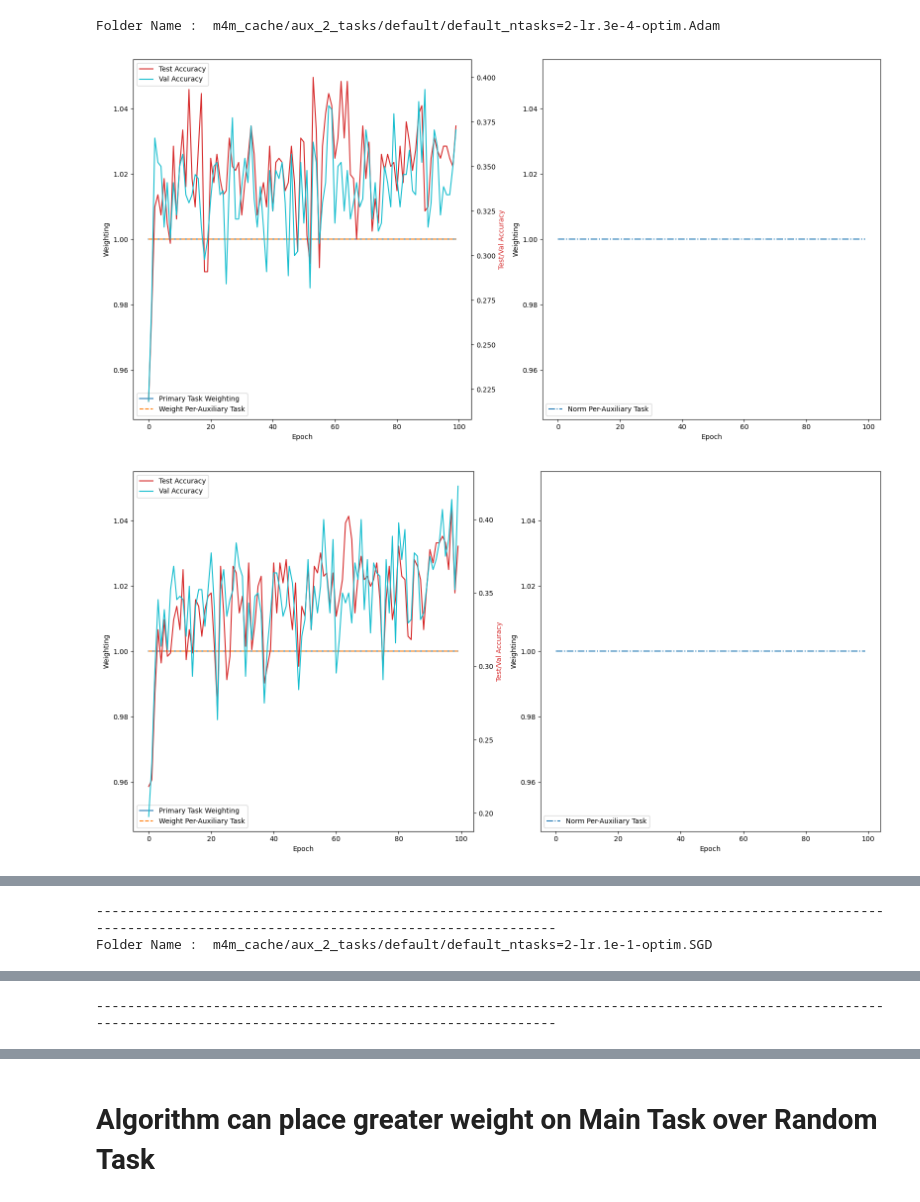
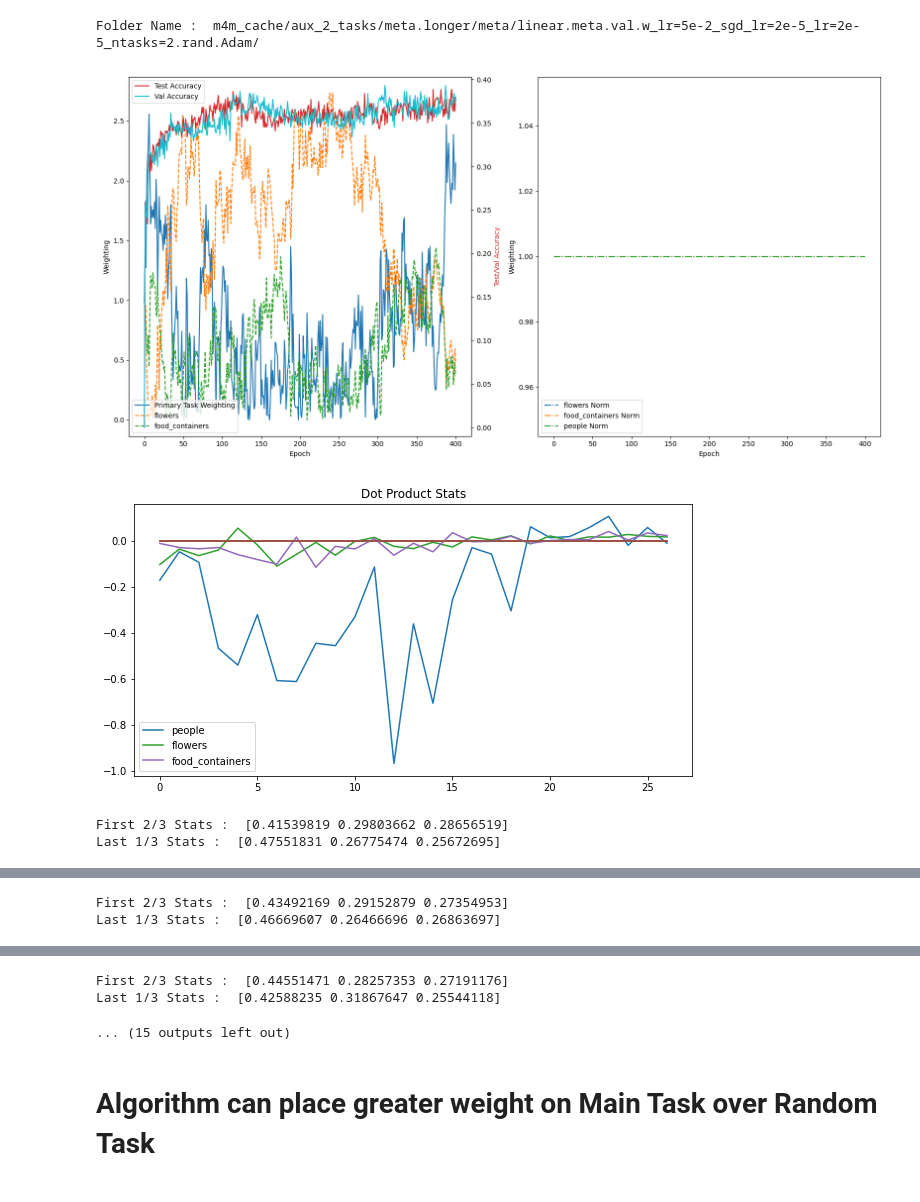
Before and after one commit to ldery/metalearning-for-multitask-pretraining, a Jupyter notebook: viz_plots.ipynb, the cells around one changed output, grey strips where cells are left out. Drawn from its saved outputs; the diff is of its cells as text; code cells hidden in the pictures.

```diff
--- a/viz_plots.ipynb
+++ b/viz_plots.ipynb
@@ -10,7 +10,7 @@ import pickle as pkl
 def plot_stats(stats, do_argmax=True, title='Dot Product Stats', save=False):
     fig, ax = plt.subplots(1, figsize=(10, 5))
     all_data = np.stack([np.array(v) for k, v in stats.items()], axis=0)
-    smooth_factor = 50 if do_argmax else 1
+    smooth_factor = 250 if do_argmax else 1
     for i, (k, v) in enumerate(stats.items()):
         v = v[:((len(v) // smooth_factor) * smooth_factor)]
         v = np.reshape(np.array(v), (-1, smooth_factor))
@@ -39,7 +39,7 @@ def display_fldr(fldr, show_metrics=True, inner_key='meta_people'):
         return
     print('Folder Name : ', fldr)
     for idx, img in enumerate(imgs):
-        display(Image(filename=img, width=900, height=900))
+        display(Image(filename=img, width=800, height=800))
 
         dp_stats_loc = '{}/meta_people/{}/dp_stats.pkl'.format(fldr, str(idx))
         if os.path.exists(dp_stats_loc):
@@ -52,15 +52,17 @@ def display_fldr(fldr, show_metrics=True, inner_key='meta_people'):
             new_stats = {k: [v[0] for v in stats['people'][k]] for k in stats['people'].keys() if k != 'train'}
             plot_stats(new_stats, do_argmax=False, title='Loss Stats')
 
-            new_stats = {k: [v[1] for v in stats['people'][k]] for k in stats['people'].keys() if k != 'train'}
-            plot_stats(new_stats, do_argmax=False, title='Accuracy Stats', save=True)
+#             new_stats = {k: [v[1] for v in stats['people'][k]] for k in stats['people'].keys() if k != 'train'}
+#             plot_stats(new_stats, do_argmax=False, title='Accuracy Stats', save=True)
     print('\n')
     print('-'*160)
 # %%
-fldrs = glob('m4m_cache/aux_2_tasks/default*/*')
+fldrs = glob('m4m_cache/aux_2_tasks/meta.longer/meta/*.meta*5e-2*Adam/')
 for fldr in fldrs:
-    display_fldr(fldr, inner_key='pretr_all')
+    display_fldr(fldr)
 # %% [output]
-Folder Name :  m4m_cache/aux_2_tasks/default/default_ntasks=2-lr.3e-4-optim.Adam
+Folder Name :  m4m_cache/aux_2_tasks/meta.longer/meta/linear.meta.val.w_lr=5e-2_sgd_lr=2e-5_lr=2e-5_ntasks=2.rand.Adam/
-[figure, old version]
+[figure, new version]
-[figure, old version]
+[figure, new version]
+First 2/3 Stats :  [0.41539819 0.29803662 0.28656519]
+Last 1/3 Stats :  [0.47551831 0.26775474 0.25672695]
@@ -68,2 +69,0 @@ Folder Name :  m4m_cache/aux_2_tasks/default/default_ntasks=2-lr.3e-4-optim.Adam
-----------------------------------------------------------------------------------------------------------------------------------------------------------------
-Folder Name :  m4m_cache/aux_2_tasks/default/default_ntasks=2-lr.1e-1-optim.SGD
@@ -71,0 +72,2 @@ Folder Name :  m4m_cache/aux_2_tasks/default/default_ntasks=2-lr.1e-1-optim.SGD
+First 2/3 Stats :  [0.43492169 0.29152879 0.27354953]
+Last 1/3 Stats :  [0.46669607 0.26466696 0.26863697]
@@ -73 +74,0 @@ Folder Name :  m4m_cache/aux_2_tasks/default/default_ntasks=2-lr.1e-1-optim.SGD
-----------------------------------------------------------------------------------------------------------------------------------------------------------------
@@ -74,3 +77,6 @@ Folder Name :  m4m_cache/aux_2_tasks/default/default_ntasks=2-lr.1e-1-optim.SGD
+First 2/3 Stats :  [0.44551471 0.28257353 0.27191176]
+Last 1/3 Stats :  [0.42588235 0.31867647 0.25544118]
+... (15 outputs left out)
 # %% [markdown]
 # Algorithm can place greater weight on Main Task over Random Task #
 # %% [markdown]
```
Also changed, not shown: parts of 1 cell of this notebook, 20 other files.
